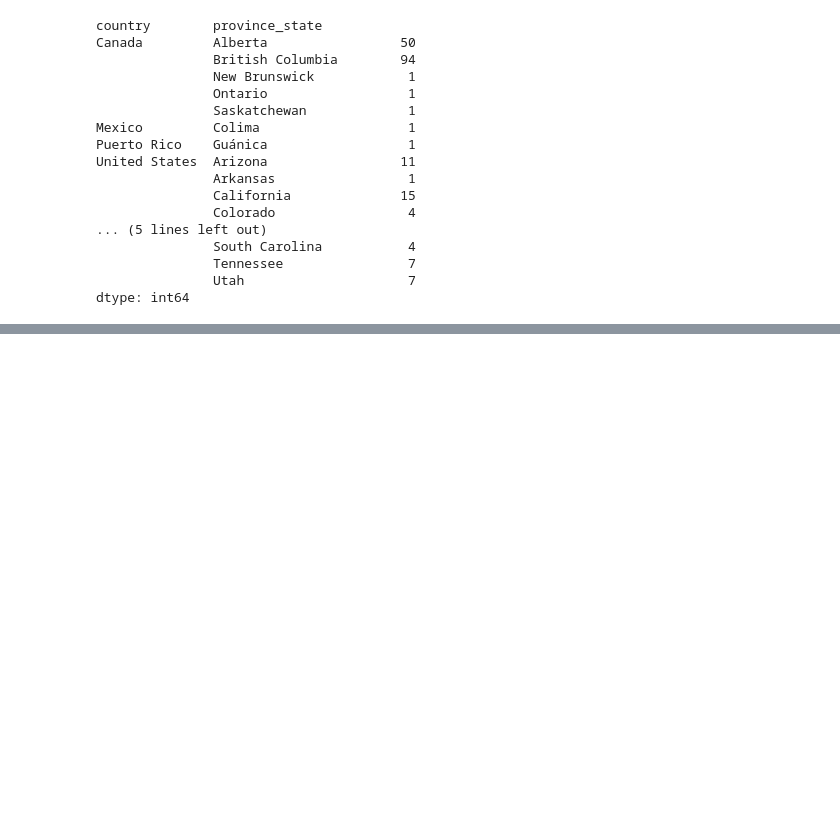
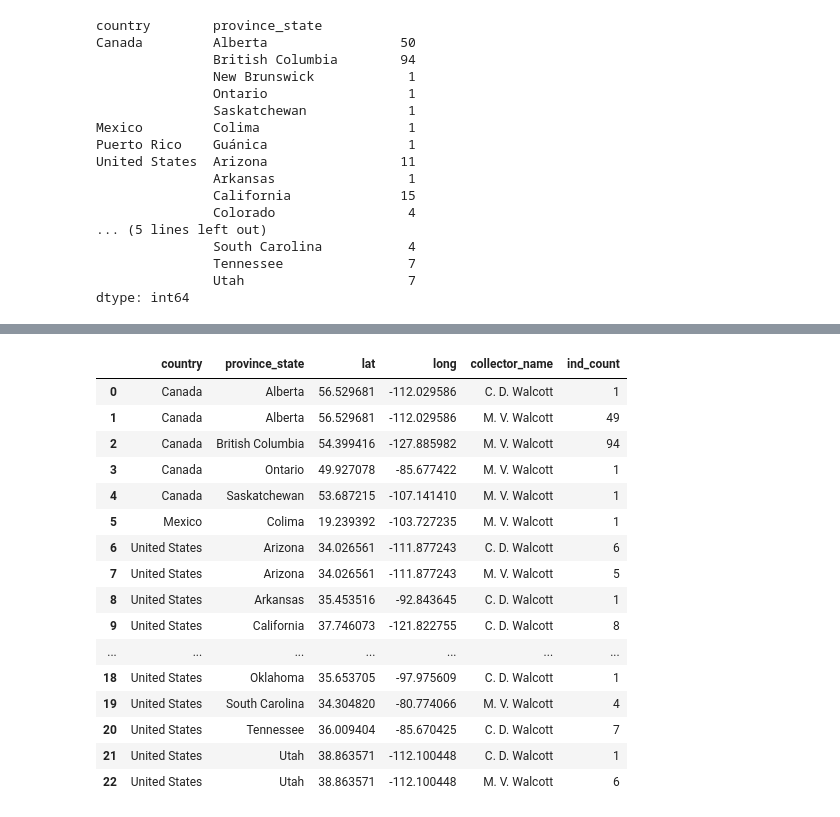
Before and after one commit to TianaCurry/AWHI-projects, a Jupyter notebook: AWHI Walcott scatter plot map .ipynb, the cells around one changed output, grey strips where cells are left out. Drawn from its saved outputs; the diff is of its cells as text; code cells hidden in the pictures; blank space fills up the shorter version.

```diff
--- a/AWHI Walcott scatter plot map .ipynb
+++ b/AWHI Walcott scatter plot map .ipynb
@@ -201,0 +201,3 @@ sub_walcott_df
+# %%
+walcott_coordinates = pd.read_csv('walcott_location.csv')
+walcott_coordinates
@@ -201,0 +222,22 @@ sub_walcott_df
+# %%
+#combinding walcott_coordinates dataframe with location_walcott dataframe
+combine_walcott_location = walcott_coordinates[['country','province_state','lat','long']].merge(location_walcott_df,on= 'province_state')
+combine_walcott_location
+# %% [output]
+|  | country | province_state | lat | long | collector_name | ind_count |
+| 0 | Canada | Alberta | 56.529681 | -112.029586 | C. D. Walcott | 1 |
+| 1 | Canada | Alberta | 56.529681 | -112.029586 | M. V. Walcott | 49 |
+| 2 | Canada | British Columbia | 54.399416 | -127.885982 | M. V. Walcott | 94 |
+| 3 | Canada | Ontario | 49.927078 | -85.677422 | M. V. Walcott | 1 |
+| 4 | Canada | Saskatchewan | 53.687215 | -107.141410 | M. V. Walcott | 1 |
+| 5 | Mexico | Colima | 19.239392 | -103.727235 | M. V. Walcott | 1 |
+| 6 | United States | Arizona | 34.026561 | -111.877243 | C. D. Walcott | 6 |
+| 7 | United States | Arizona | 34.026561 | -111.877243 | M. V. Walcott | 5 |
+| 8 | United States | Arkansas | 35.453516 | -92.843645 | C. D. Walcott | 1 |
+| 9 | United States | California | 37.746073 | -121.822755 | C. D. Walcott | 8 |
+| ... | ... | ... | ... | ... | ... | ... |
+| 18 | United States | Oklahoma | 35.653705 | -97.975609 | C. D. Walcott | 1 |
+| 19 | United States | South Carolina | 34.304820 | -80.774066 | M. V. Walcott | 4 |
+| 20 | United States | Tennessee | 36.009404 | -85.670425 | C. D. Walcott | 7 |
+| 21 | United States | Utah | 38.863571 | -112.100448 | C. D. Walcott | 1 |
+| 22 | United States | Utah | 38.863571 | -112.100448 | M. V. Walcott | 6 |
```
Also changed, not shown: parts of 18 cells of this notebook, 4 other files.
